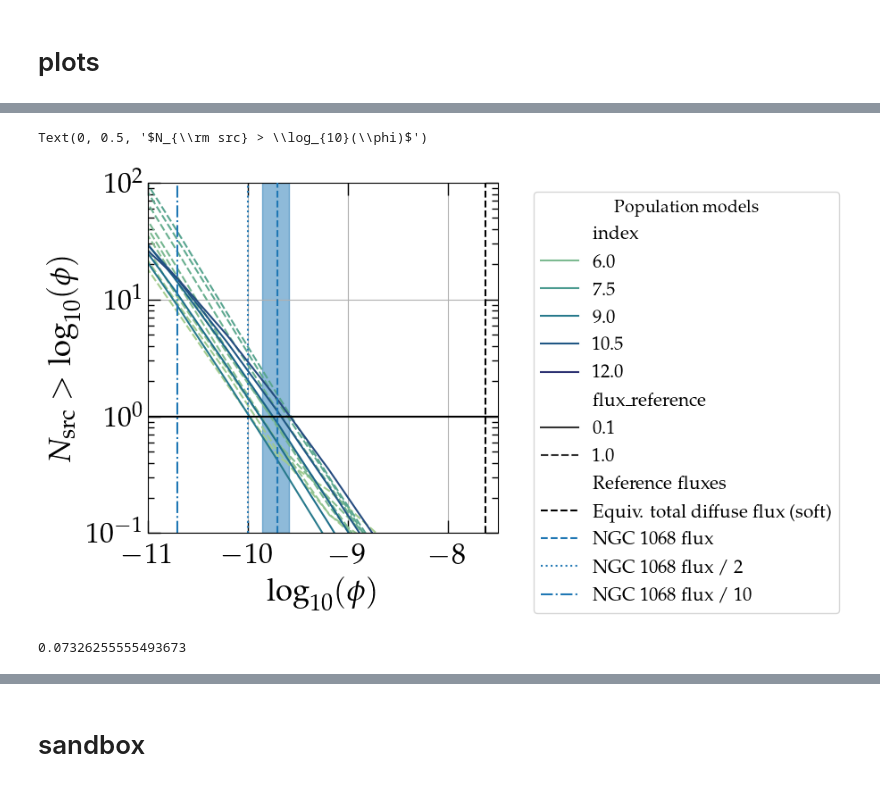
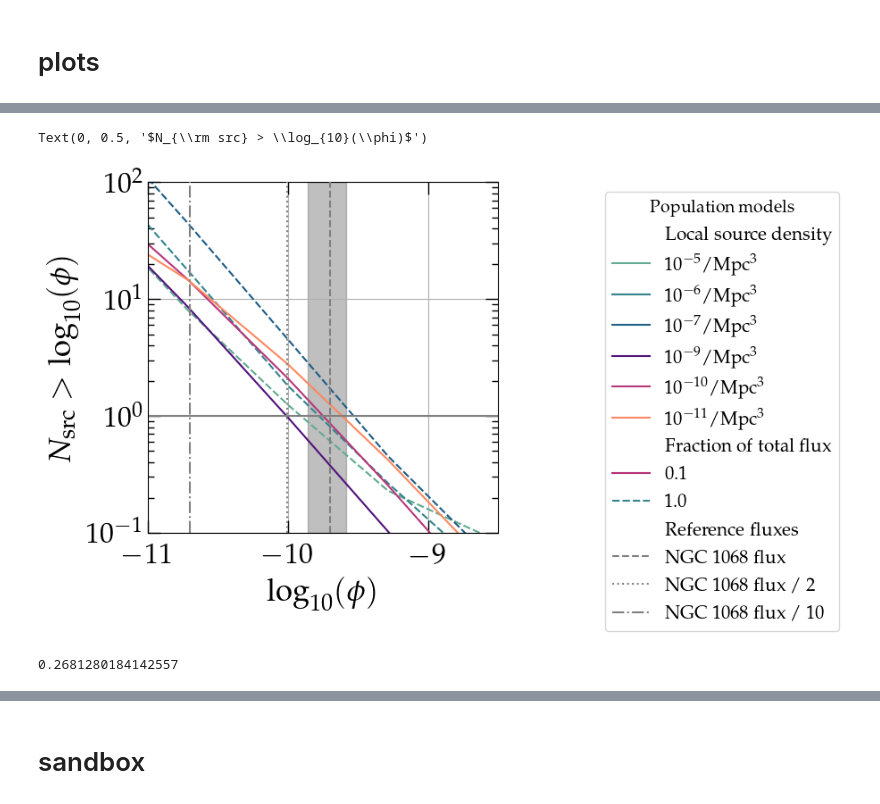
Before and after one commit to PLEnuM-group/Plenum, a Jupyter notebook: notebooks/misc/firesong_src_population.ipynb, the cells around one changed output, grey strips where cells are left out. Saved outputs shown, nothing was run; the diff lists cells and outputs as text; code cells hidden in the pictures.

```diff
--- a/notebooks/misc/firesong_src_population.ipynb
+++ b/notebooks/misc/firesong_src_population.ipynb
@@ -140,5 +133,11 @@ df["cumulative_Nsrc"] = df.groupby(["Local source density", "width", "Total flux
 # %% [markdown]
 # plots
+# %%
+cmap = sns.color_palette(
+    np.concatenate(
+        [sns.color_palette("crest", n_colors=3), sns.color_palette("magma", n_colors=3)]
+    )
+)
 # %%
 ax = sns.lineplot(
     data=df,
@@ -219,51 +228,66 @@ ax = sns.lineplot(
     x="flux",
     y="cumulative_Nsrc",
     hue="Local source density",
     # size="width",
-    style="Total flux",
-    palette="crest",
+    style="Fraction of total flux",
+    palette=cmap,
 )
 
 plt.axvspan(
     np.log10(norm_ngc / (5 / 3.5)),
     np.log10(norm_ngc / (5 / 6.5)),
     alpha=0.5,
-    color="tab:blue",
+    color="gray",
 )
 plt.plot(np.nan, np.nan, label="Reference fluxes", color="w")
+# plt.axvline(
+#     np.log10(norm_diffuse_soft * 4 * np.pi),
+#     color="Gray",
+#     ls=":",
+#     label="Equiv. total diffuse flux",
+# )
 plt.axvline(
-    np.log10(norm_diffuse_soft * 4 * np.pi),
-    color="k",
+    np.log10(norm_ngc),
     ls="--",
-    label="Equiv. total diffuse flux (soft)",
+    color="gray",
+    label="NGC 1068 flux",
+    zorder=100,
 )
 plt.axvline(
-    np.log10(norm_ngc), ls="--", color="tab:blue", label="NGC 1068 flux", zorder=100
+    np.log10(norm_ngc / 2),
+    ls=":",
+    color="gray",
+    label="NGC 1068 flux / 2",
+    zorder=100,
 )
 plt.axvline(
-    np.log10(norm_ngc/2), ls=":", color="tab:blue", label="NGC 1068 flux / 2", zorder=100
-)
-plt.axvline(
-    np.log10(norm_ngc/10), ls="-.", color="tab:blue", label="NGC 1068 flux / 10", zorder=100
+    np.log10(norm_ngc / 10),
+    ls="-.",
+    color="gray",
+    label="NGC 1068 flux / 10",
+    zorder=100,
 )
 # for _l in flux_agg.values.flatten():
 #     _flux = calc_E2norm(1e5, _l, 3.2)
 #     plt.axvline(np.log10(_flux), lw=1, alpha=0.5, color="tomato")
 
-plt.legend(loc=1, bbox_to_anchor=(1, 0, 1, 1), title="Population models")
-plt.xlim(-11, -7.5)
+lg = plt.legend(loc=1, bbox_to_anchor=(1, 0, 1, 1), title="Population models")
+
+lg.legend_handles[8].set_color(cmap[4])
+lg.legend_handles[9].set_color(cmap[1])
+plt.xlim(-11, -8.5)
 plt.ylim(1e-1, 100)
-plt.axhline(1, color="k")
+plt.axhline(1, color="Gray")
 plt.yscale("log")
 plt.grid()
 plt.xlabel(r"$\log_{10}(\phi)$")
 plt.ylabel(r"$N_{\rm src} > \log_{10}(\phi)$")
 # %% [output]
 Text(0, 0.5, '$N_{\\rm src} > \\log_{10}(\\phi)$')
-[figure, old version]
+[figure, new version]
 # %%
 from scipy.stats import poisson
 # %%
-poisson.pmf(1,4)
+poisson.pmf(1, 0.4)
 # %% [output]
-0.07326255555493673
+0.2681280184142557
```
Also changed, not shown: parts of 24 cells of this notebook, 4 other files.
